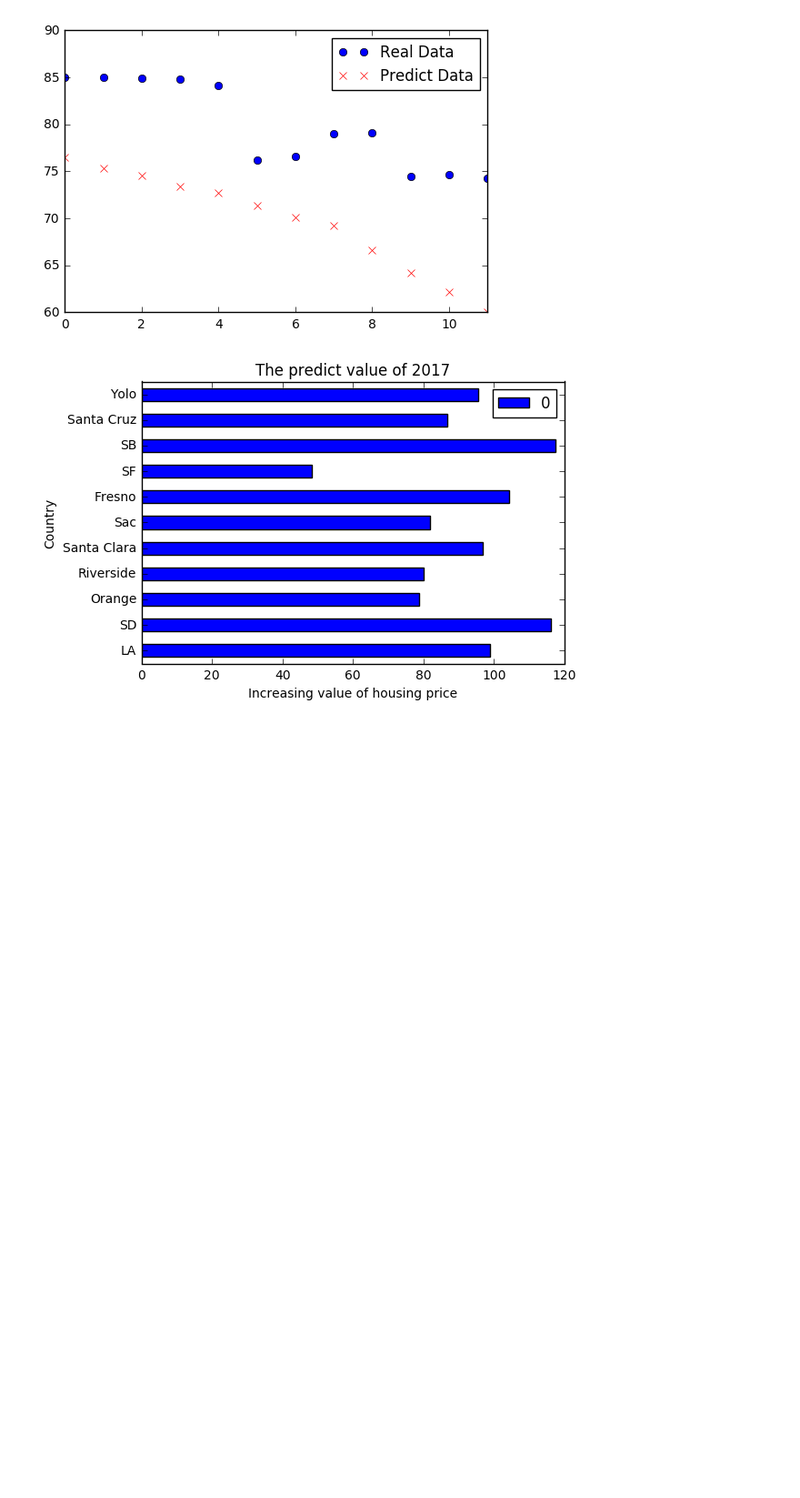
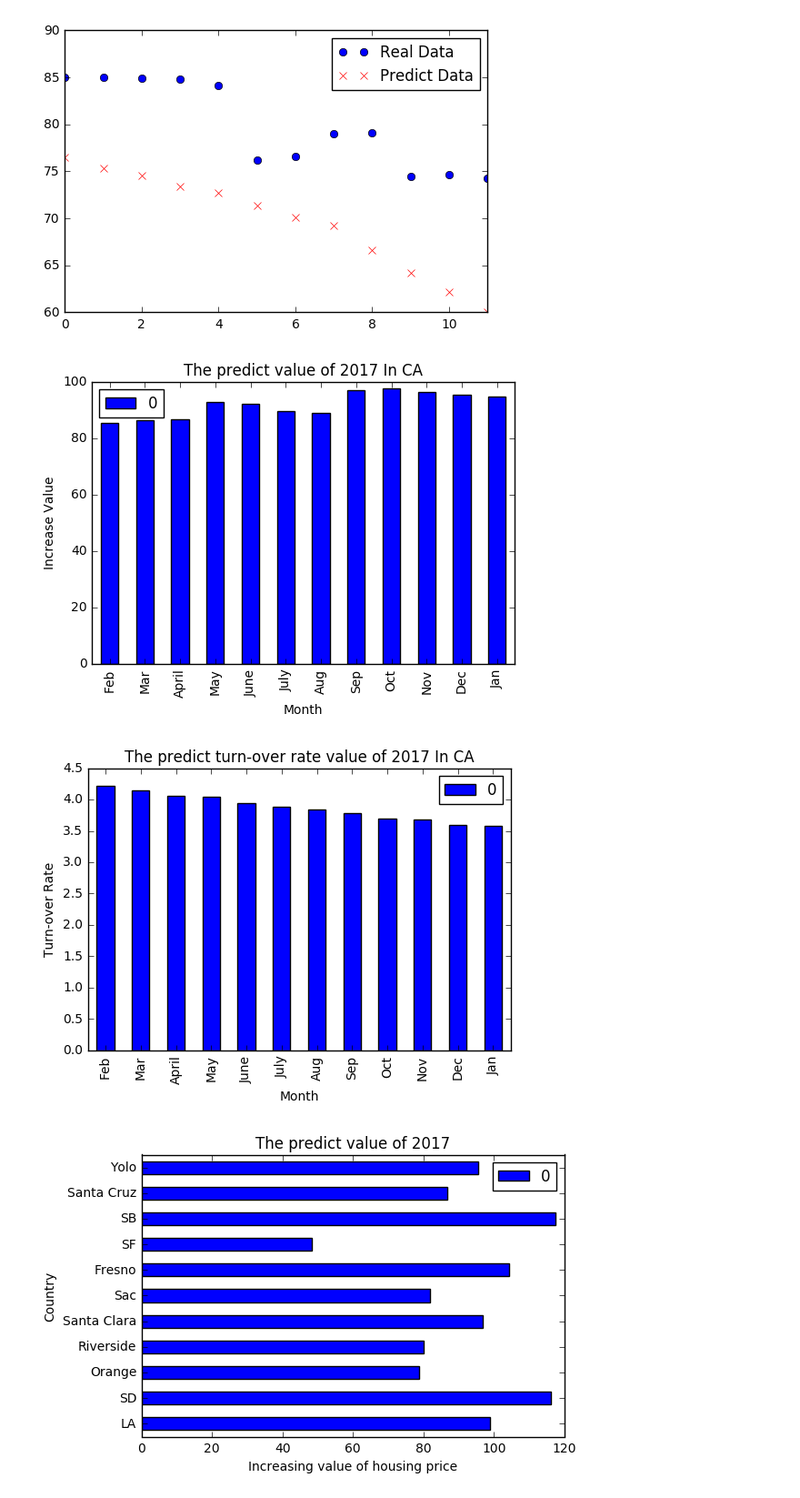
Before and after one commit to lizhihao1212/Final-Project, a Jupyter notebook: project.ipynb, the cells around one changed output. Shown at 91% size. Cells and saved outputs as stored; diff of their text form; code cells hidden in the pictures; blank space fills up the shorter version.

```diff
--- a/project.ipynb
+++ b/project.ipynb
@@ -155,6 +155,26 @@ ca_test.plot(style=['o','rx'])
 plt.show()
 # %% [output]
 [figure]
+# %%
+ca_dat = pd.DataFrame(TimeSeries(ca))
+da_dat_TR = pd.DataFrame(TimeSeries(find("00001","S","SPY")))
+Mon = ["Feb","Mar","April","May","June","July","Aug","Sep","Oct","Nov","Dec","Jan"]
+ca_dat["Mon"] = Mon
+da_dat_TR["Mon"] = Mon
+# %%
+ca_dat.plot(x = "Mon",y = 0,kind = "bar")
+plt.xlabel("Month")
+plt.ylabel("Increase Value")
+plt.title("The predict value of 2017 In CA")
+plt.show()
+da_dat_TR.plot(x = "Mon",y = 0,kind = "bar")
+plt.xlabel("Month")
+plt.ylabel("Turn-over Rate")
+plt.title("The predict turn-over rate value of 2017 In CA")
+plt.show()
+# %% [output]
+[figure, added]
+[figure, added]
 # %%
 Final_res_co = []
 Country = ["LA","SD","Orange","Riverside","Santa Clara","Sac","Fresno","SF","SB","Santa Cruz","Yolo"]
```
Also changed, not shown: parts of 2 cells of this notebook.
